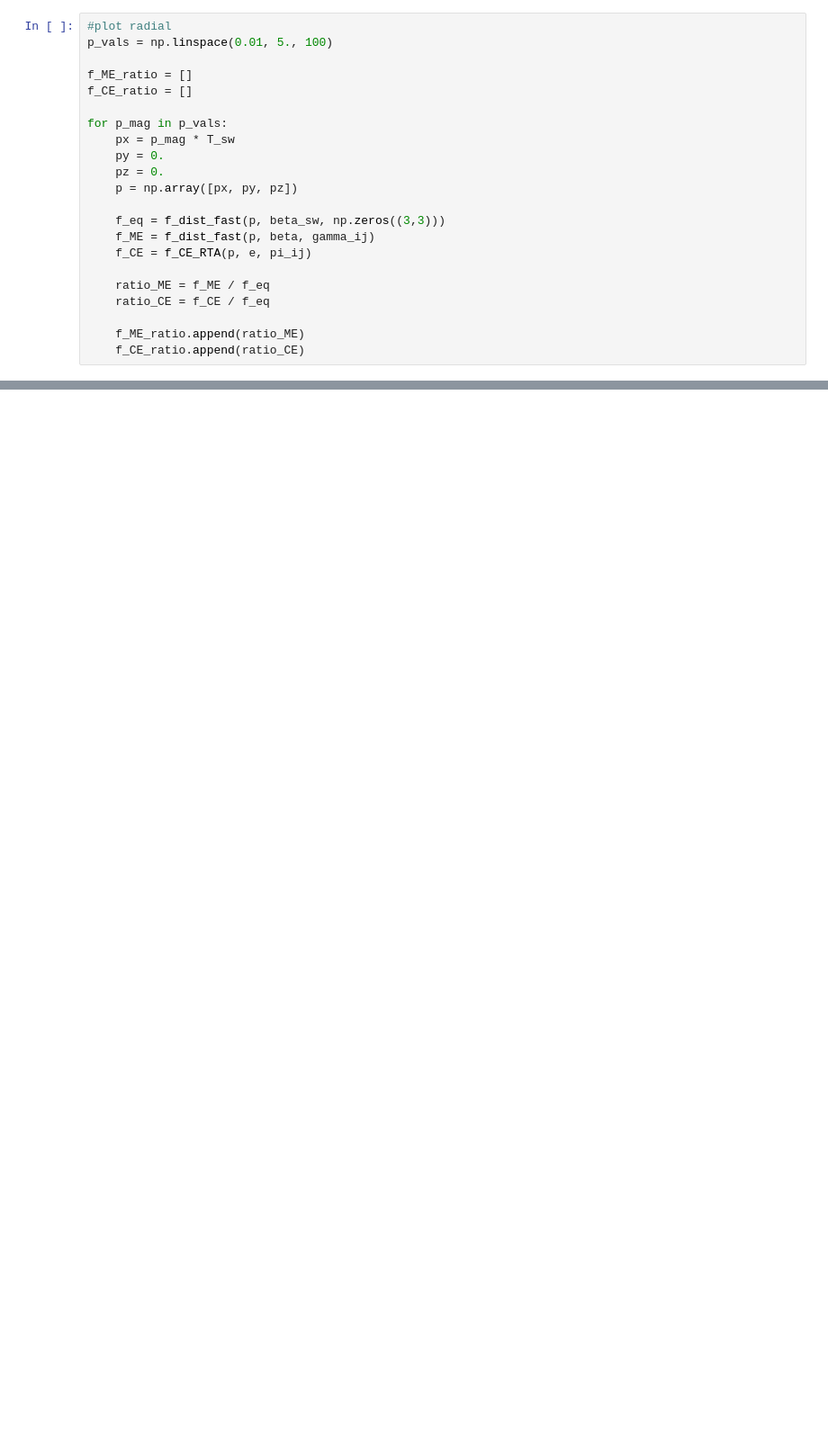
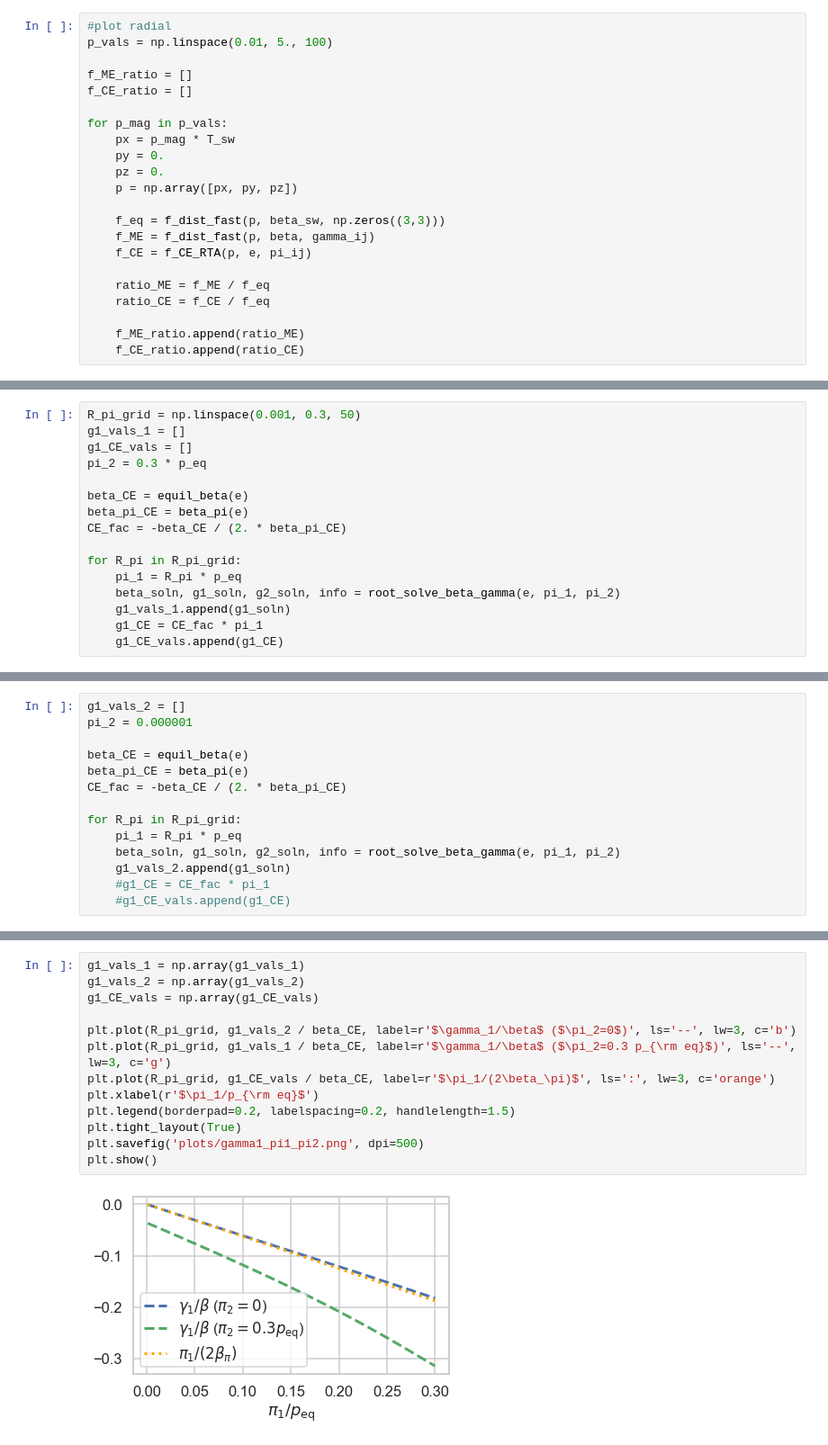
Before and after one commit to derekeverett/max_entropy_match, a Jupyter notebook: Solving_Energy_Shear.ipynb, the cells around one changed output, grey strips where cells are left out. Shown at 90% size. Saved outputs shown, nothing was run; the diff lists cells and outputs as text; blank space fills up the shorter version.

```diff
--- a/Solving_Energy_Shear.ipynb
+++ b/Solving_Energy_Shear.ipynb
@@ -419,0 +423,16 @@ guess = [0.6171735388380228, 0.08441446725741893, -0.028790812652066518]
+# %%
+R_pi_grid = np.linspace(0.001, 0.3, 50)
+g1_vals_1 = []
+g1_CE_vals = []
+pi_2 = 0.3 * p_eq
+
+beta_CE = equil_beta(e)
+beta_pi_CE = beta_pi(e)
+CE_fac = -beta_CE / (2. * beta_pi_CE)
+
+for R_pi in R_pi_grid:
+    pi_1 = R_pi * p_eq
+    beta_soln, g1_soln, g2_soln, info = root_solve_beta_gamma(e, pi_1, pi_2)
+    g1_vals_1.append(g1_soln)
+    g1_CE = CE_fac * pi_1
+    g1_CE_vals.append(g1_CE)
@@ -419,0 +457,14 @@ guess = [0.6171735388380228, 0.08441446725741893, -0.028790812652066518]
+# %%
+g1_vals_2 = []
+pi_2 = 0.000001
+
+beta_CE = equil_beta(e)
+beta_pi_CE = beta_pi(e)
+CE_fac = -beta_CE / (2. * beta_pi_CE)
+
+for R_pi in R_pi_grid:
+    pi_1 = R_pi * p_eq
+    beta_soln, g1_soln, g2_soln, info = root_solve_beta_gamma(e, pi_1, pi_2)
+    g1_vals_2.append(g1_soln)
+    #g1_CE = CE_fac * pi_1
+    #g1_CE_vals.append(g1_CE)
@@ -419,0 +489,15 @@ guess = [0.6171735388380228, 0.08441446725741893, -0.028790812652066518]
+# %%
+g1_vals_1 = np.array(g1_vals_1)
+g1_vals_2 = np.array(g1_vals_2)
+g1_CE_vals = np.array(g1_CE_vals)
+
+plt.plot(R_pi_grid, g1_vals_2 / beta_CE, label=r'$\gamma_1/\beta$ ($\pi_2=0$)', ls='--', lw=3, c='b')
+plt.plot(R_pi_grid, g1_vals_1 / beta_CE, label=r'$\gamma_1/\beta$ ($\pi_2=0.3 p_{\rm eq}$)', ls='--', lw=3, c='g')
+plt.plot(R_pi_grid, g1_CE_vals / beta_CE, label=r'$\pi_1/(2\beta_\pi)$', ls=':', lw=3, c='orange')
+plt.xlabel(r'$\pi_1/p_{\rm eq}$')
+plt.legend(borderpad=0.2, labelspacing=0.2, handlelength=1.5)
+plt.tight_layout(True)
+plt.savefig('plots/gamma1_pi1_pi2.png', dpi=500)
+plt.show()
+# %% [output]
+[figure, added]
```
Also changed, not shown: parts of 12 cells of this notebook.
